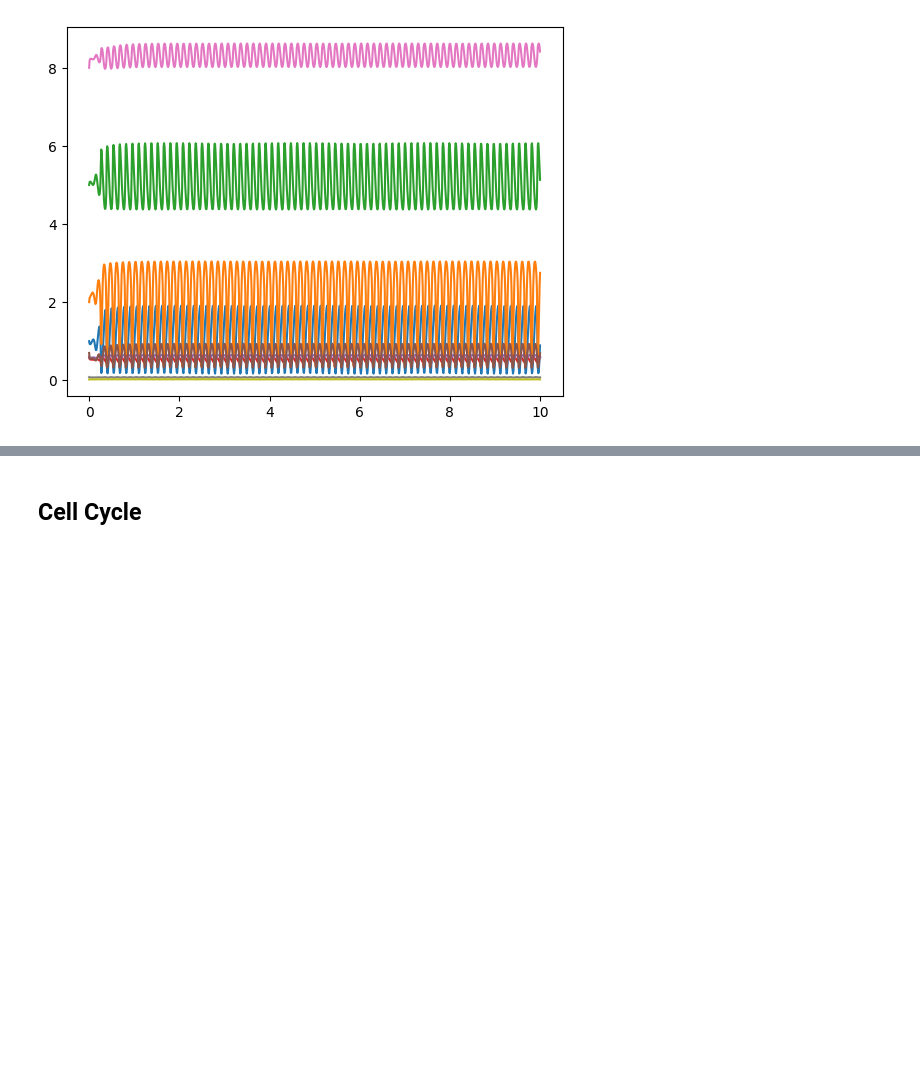
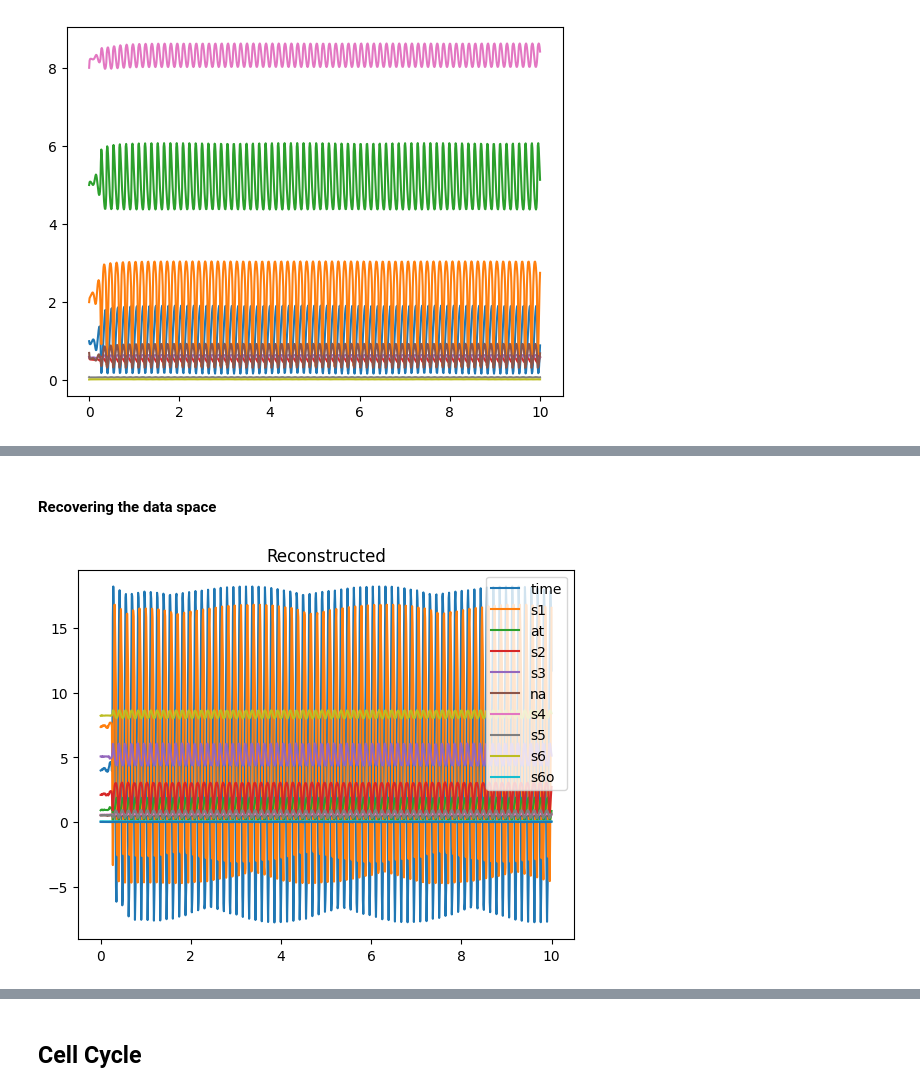
Before and after one commit to ModelEngineering/autoencodersb, a Jupyter notebook: notebooks/evaluating_autoencoders.ipynb, the cells around one changed output, grey strips where cells are left out. Cells and saved outputs as stored; diff of their text form; code cells hidden in the pictures; blank space fills up the shorter version.

```diff
--- a/notebooks/evaluating_autoencoders.ipynb
+++ b/notebooks/evaluating_autoencoders.ipynb
@@ -348,0 +357,22 @@ plt.plot(reconstructed[:, 0], reconstructed[:, 1:])
+# %% [markdown]
+#### Recovering the data space
+# %%
+def plotReducedAndReconstructedUMAP(df, n_components: int):
+    reducer = umap.UMAP(n_neighbors=15, min_dist=0.1, n_components=n_components)
+    new_df = df.copy()
+    del new_df["time"]
+    embedding_arr = reducer.fit_transform(new_df.values)
+    _, ax = plt.subplots(1, 1)
+    for n in range(n_components):
+        ax.plot(df["time"], embedding_arr[:, n])
+    ax.set_title("Reduced")
+    #
+    reconstructed_arr = reducer.inverse_transform(embedding_arr)
+    reconstructed_df = pd.DataFrame(reconstructed_arr, columns=df.columns[1:])
+    plt.plot(df["time"], reconstructed_arr[:, :])
+    plt.legend(df.columns)
+    plt.title("Reconstructed")
+
+plotReducedAndReconstructedUMAP(WOLF_DF, 2)
+# %% [output]
+[figure, added]
```
Also changed, not shown: parts of 31 cells of this notebook, 10 other files.
